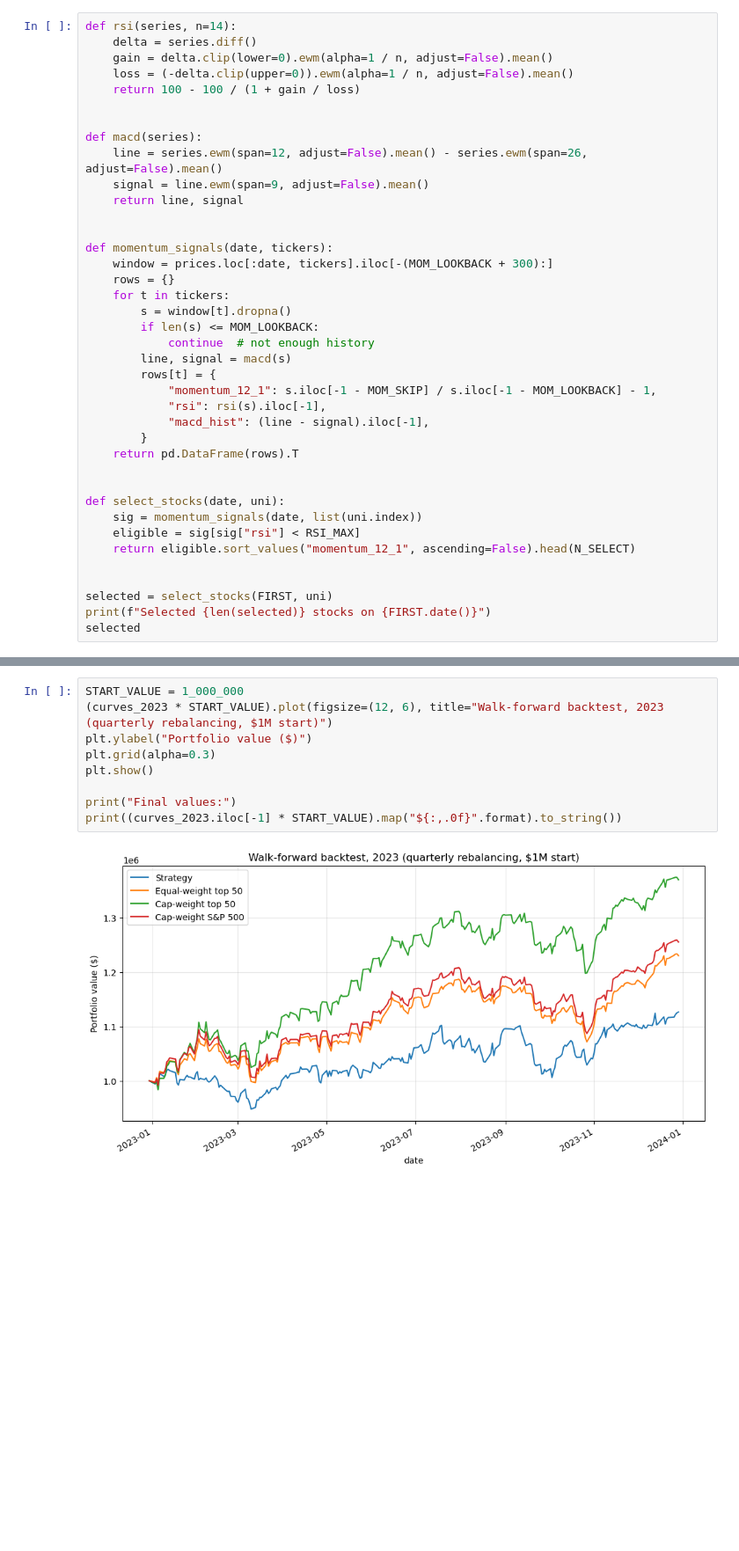
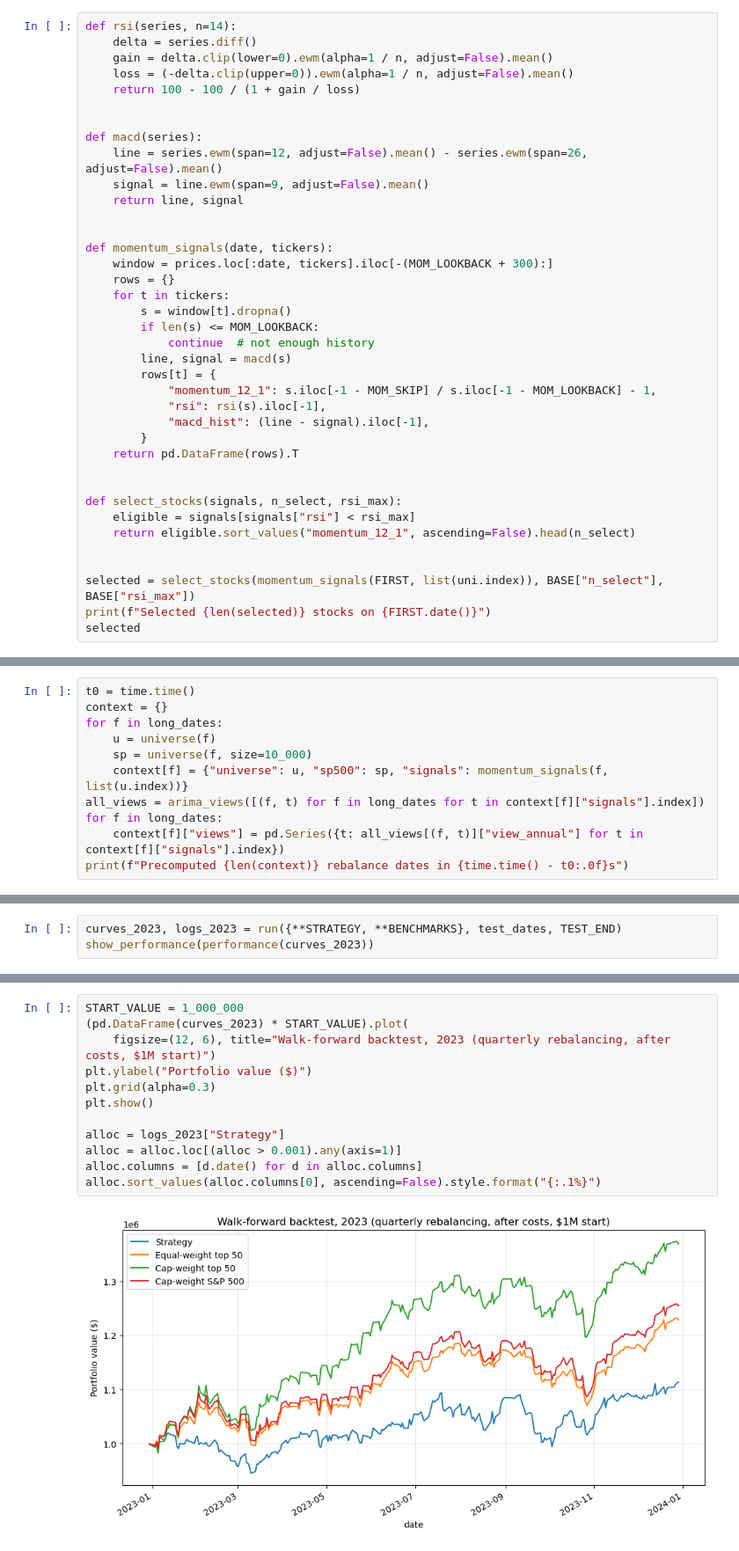
Before and after one commit to AimanxxAnsari/momentum-trading-strategy, a Jupyter notebook: main.ipynb, the cells around one changed output, grey strips where cells are left out. Shown at 88% size. Saved outputs shown, nothing was run; the diff lists cells and outputs as text; blank space fills up the shorter version.

```diff
--- a/main.ipynb
+++ b/main.ipynb
@@ -181,13 +224,12 @@ def momentum_signals(date, tickers):
     return pd.DataFrame(rows).T
 
 
-def select_stocks(date, uni):
-    sig = momentum_signals(date, list(uni.index))
-    eligible = sig[sig["rsi"] < RSI_MAX]
-    return eligible.sort_values("momentum_12_1", ascending=False).head(N_SELECT)
+def select_stocks(signals, n_select, rsi_max):
+    eligible = signals[signals["rsi"] < rsi_max]
+    return eligible.sort_values("momentum_12_1", ascending=False).head(n_select)
 
 
-selected = select_stocks(FIRST, uni)
+selected = select_stocks(momentum_signals(FIRST, list(uni.index)), BASE["n_select"], BASE["rsi_max"])
 print(f"Selected {len(selected)} stocks on {FIRST.date()}")
 selected
 # %% [output]
@@ -458,0 +461,11 @@ perf_2023.style.format("{:.2%}").format("{:.2f}", subset=["Sharpe"])
+# %%
+t0 = time.time()
+context = {}
+for f in long_dates:
+    u = universe(f)
+    sp = universe(f, size=10_000)
+    context[f] = {"universe": u, "sp500": sp, "signals": momentum_signals(f, list(u.index))}
+all_views = arima_views([(f, t) for f in long_dates for t in context[f]["signals"].index])
+for f in long_dates:
+    context[f]["views"] = pd.Series({t: all_views[(f, t)]["view_annual"] for t in context[f]["signals"].index})
+print(f"Precomputed {len(context)} rebalance dates in {time.time() - t0:.0f}s")
@@ -458,0 +563,3 @@ perf_2023.style.format("{:.2%}").format("{:.2f}", subset=["Sharpe"])
+# %%
+curves_2023, logs_2023 = run({**STRATEGY, **BENCHMARKS}, test_dates, TEST_END)
+show_performance(performance(curves_2023))
@@ -459,11 +572,14 @@ perf_2023.style.format("{:.2%}").format("{:.2f}", subset=["Sharpe"])
 # %%
 START_VALUE = 1_000_000
-(curves_2023 * START_VALUE).plot(figsize=(12, 6), title="Walk-forward backtest, 2023 (quarterly rebalancing, $1M start)")
+(pd.DataFrame(curves_2023) * START_VALUE).plot(
+    figsize=(12, 6), title="Walk-forward backtest, 2023 (quarterly rebalancing, after costs, $1M start)")
 plt.ylabel("Portfolio value ($)")
 plt.grid(alpha=0.3)
 plt.show()
 
-print("Final values:")
-print((curves_2023.iloc[-1] * START_VALUE).map("${:,.0f}".format).to_string())
+alloc = logs_2023["Strategy"]
+alloc = alloc.loc[(alloc > 0.001).any(axis=1)]
+alloc.columns = [d.date() for d in alloc.columns]
+alloc.sort_values(alloc.columns[0], ascending=False).style.format("{:.1%}")
 # %% [output]
-[figure, old version]
+[figure, new version]
```
Also changed, not shown: parts of 44 cells of this notebook, 1 other file.
